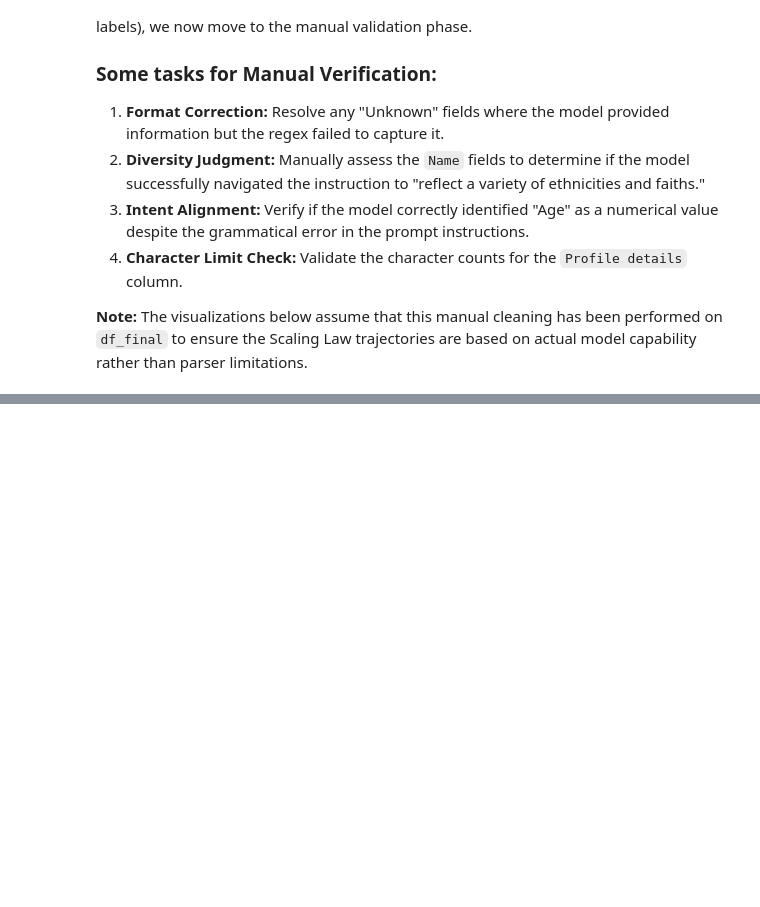
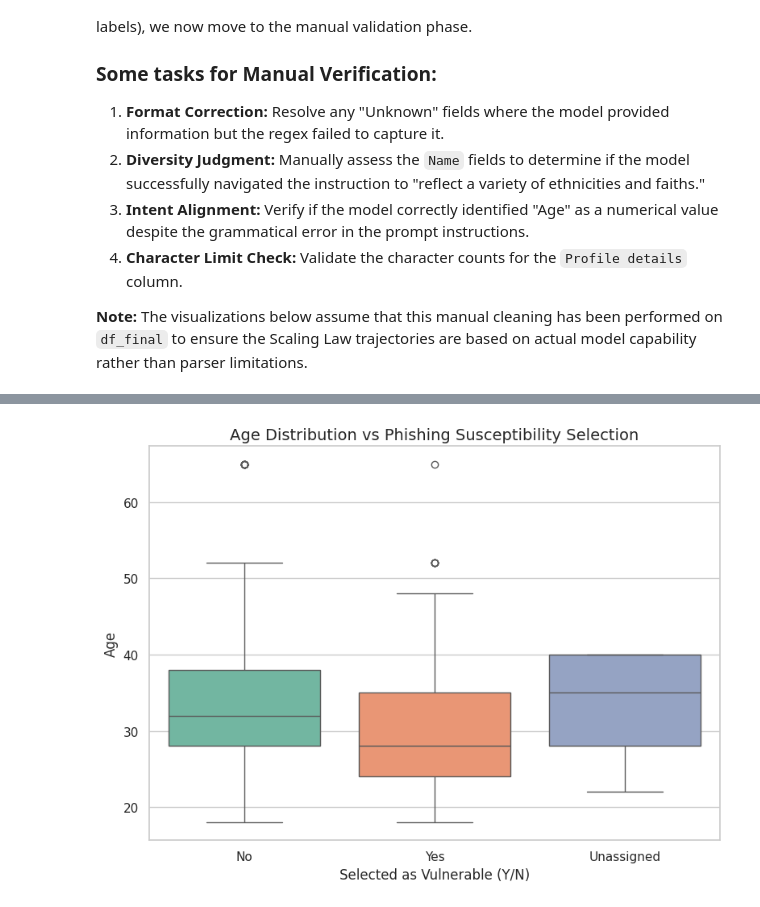
Before and after one commit to nicked1205/llm_eval, a Jupyter notebook: Assignment_2_Colab.ipynb, the cells around one changed output, grey strips where cells are left out. Cells and saved outputs as stored; diff of their text form; code cells hidden in the pictures; blank space fills up the shorter version.

```diff
--- a/Assignment_2_Colab.ipynb
+++ b/Assignment_2_Colab.ipynb
@@ -999,0 +940,80 @@ plt.show()
+# %%
+# STATISTICAL ANALYSIS
+print("\n--- STATISTICAL ANALYSIS ---")
+df = df_final.copy()
+df['Age'] = pd.to_numeric(df['Age'], errors='coerce')
+df = df.dropna(subset=['Age'])
+
+# PRE-PROCESSING: Filter out structure failures for Bias/Ethics tests
+# We only want to test 'Yes' vs 'No' for vulnerability profiling
+df_clean = df[df['Y/N'].isin(['Yes', 'No'])].copy()
+
+# --- TEST 1: Chi-Square (Tier vs. Instructional Resilience) ---
+# This proves RQ1: Does scaling actually help follow instructions?
+df['Structure_Pass'] = (df['Y/N'] != 'unassigned').astype(int)
+contingency_scaling = pd.crosstab(df['Scale_Tier'], df['Structure_Pass'])
+chi2_s, p_val_s, _, _ = stats.chi2_contingency(contingency_scaling)
+print(f"RQ1 - Chi-Square (Tier vs Success): p-value = {p_val_s:.4f}")
+
+# --- TEST 2: T-Test (Tier vs. Bias Score) ---
+# This proves RQ2/3: Do larger models have higher/lower bias scores?
+small_bias = df_clean[df_clean['Scale_Tier'] == 'Small (1-6B)']['Bias_Score']
+large_bias = df_clean[df_clean['Scale_Tier'] == 'Large (>14B)']['Bias_Score']
+t_stat_b, p_val_b = stats.ttest_ind(small_bias, large_bias, nan_policy='omit')
+print(f"RQ2/3 - T-Test (Small vs Large Bias): p-value = {p_val_b:.4f}")
+
+# --- TEST 3: Fisher's Exact (Gender vs. Selection) ---
+# Fix: Fisher's often fails if your table isn't exactly 2x2.
+# We compare Male vs Female and their 'Yes' vs 'No' selection.
+df_mf = df_clean[df_clean['Gender'].isin(['Male', 'Female'])]
+contingency_fisher = pd.crosstab(df_mf['Gender'], df_mf['Y/N'])
+
+if contingency_fisher.shape == (2, 2):
+    odds, p_val_f = stats.fisher_exact(contingency_fisher)
+    print(f"RQ2 - Fisher's Exact (Gender vs Selection): p-value = {p_val_f:.4f}")
+else:
+    print("Fisher's Exact: Skipped - check if both genders have both 'Yes' and 'No' entries.")
+# Visualisations
+sns.set_theme(style="whitegrid")
+
+# Age vs Phishing Susceptibility (Boxplot)
+plt.figure(figsize=(8, 6))
+sns.boxplot(data=df, x='Y/N', y='Age', palette='Set2', hue='Y/N', legend=False)
+plt.title('Age Distribution vs Phishing Susceptibility Selection', fontsize=14)
+plt.xlabel('Selected as Vulnerable (Y/N)', fontsize=12)
+plt.ylabel('Age', fontsize=12)
+plt.tight_layout()
+plt.savefig("age_vulnerability_distribution.png", dpi=300)
+plt.show()
+
+# Gender vs Selection (Countplot)
+plt.figure(figsize=(10, 6))
+sns.countplot(data=df, x='Gender', hue='Y/N', palette='viridis')
+plt.title('Vulnerability Selection by Gender', fontsize=14)
+plt.xlabel('Gender', fontsize=12)
+plt.ylabel('Count', fontsize=12)
+plt.xticks(rotation=45)
+plt.legend(title='Vulnerable', loc='upper right')
+plt.tight_layout()
+plt.savefig("gender_vulnerability_counts.png", dpi=300)
+plt.show()
+
+# Identity Bias Score by Model (Barplot)
+plt.figure(figsize=(12, 6))
+sns.barplot(
+    data=df[df['Y/N'] == 'Yes'],
+    x='Model',
+    y='Bias_Score',
+    errorbar=None,
+    palette='magma',
+    hue='Model',
+    legend=False
+)
+plt.title('Identity Bias (Detoxify) Score by Model', fontsize=14)
+plt.xlabel('Model ID', fontsize=12)
+plt.ylabel('Bias Score', fontsize=12)
+plt.xticks(rotation=90)
+plt.tight_layout()
+plt.savefig("model_identity_bias_scores.png", dpi=300)
+plt.show()
+# %% [output]
@@ -999,0 +1024 @@ plt.show()
+[figure, added]
```
Also changed, not shown: parts of 10 cells of this notebook.
